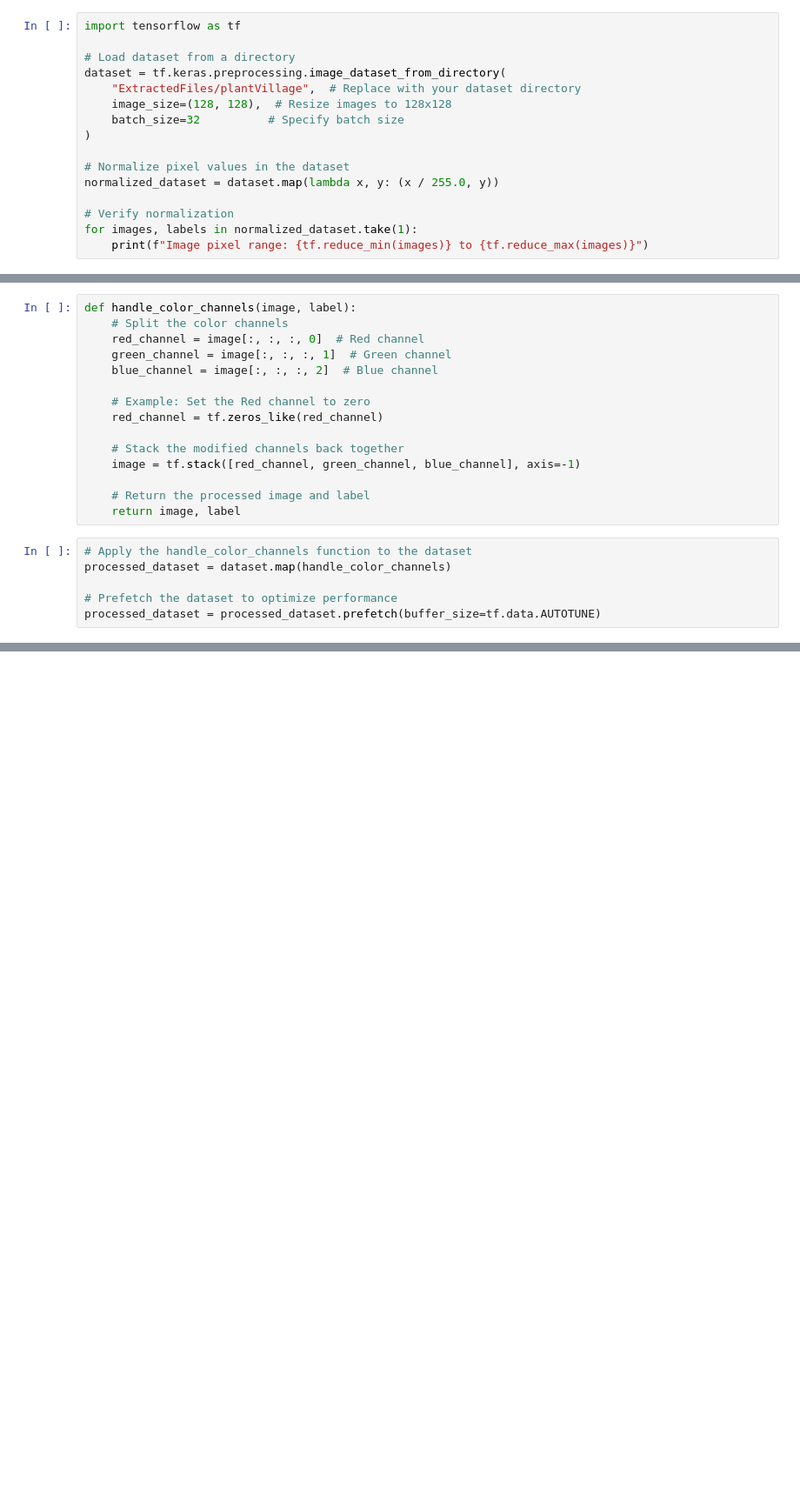
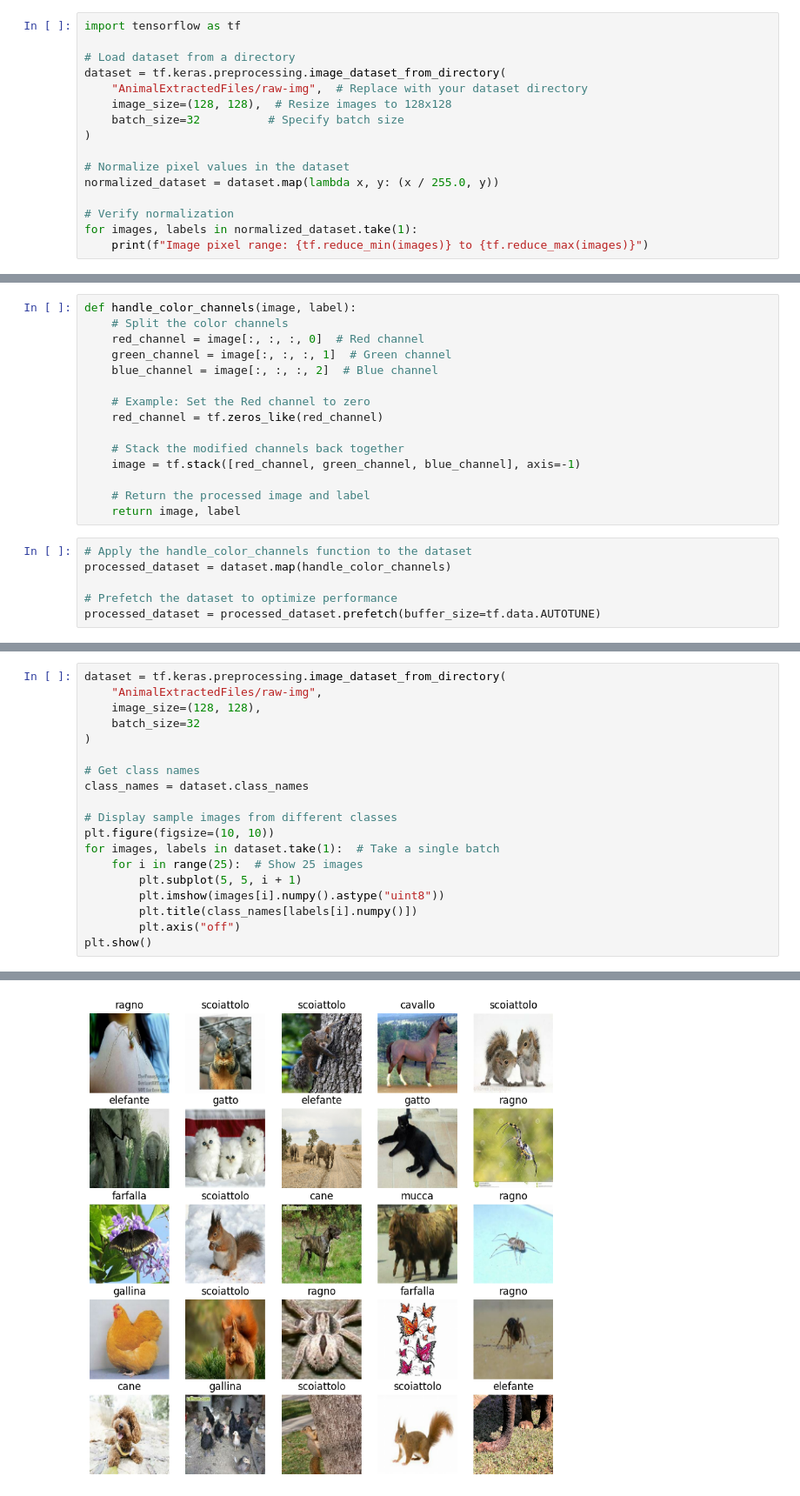
Before and after one commit to ipsha5/minor-project, a Jupyter notebook: AnimalDataset(MINI).ipynb, the cells around one changed output, grey strips where cells are left out. Shown at 87% size. Cells and saved outputs as stored; diff of their text form; blank space fills up the shorter version.

Commit message:
Updated AnimalDataset image processing

```diff
--- a/AnimalDataset(MINI).ipynb
+++ b/AnimalDataset(MINI).ipynb
@@ -157,7 +161,7 @@ import tensorflow as tf
 
 # Load dataset from a directory
 dataset = tf.keras.preprocessing.image_dataset_from_directory(
-    "ExtractedFiles/plantVillage",  # Replace with your dataset directory
+    "AnimalExtractedFiles/raw-img",  # Replace with your dataset directory
     image_size=(128, 128),  # Resize images to 128x128
     batch_size=32          # Specify batch size
 )
@@ -209,0 +228,20 @@ Clipping input data to the valid range for imshow with RGB data ([0..1] for floa
+# %%
+dataset = tf.keras.preprocessing.image_dataset_from_directory(
+    "AnimalExtractedFiles/raw-img",
+    image_size=(128, 128),
+    batch_size=32
+)
+
+# Get class names
+class_names = dataset.class_names
+
+# Display sample images from different classes
+plt.figure(figsize=(10, 10))
+for images, labels in dataset.take(1):  # Take a single batch
+    for i in range(25):  # Show 25 images
+        plt.subplot(5, 5, i + 1)
+        plt.imshow(images[i].numpy().astype("uint8"))
+        plt.title(class_names[labels[i].numpy()])
+        plt.axis("off")
+plt.show()
+# %% [output]
@@ -209,0 +249 @@ Clipping input data to the valid range for imshow with RGB data ([0..1] for floa
+[figure, added]
```
Also changed, not shown: parts of 10 cells of this notebook.
